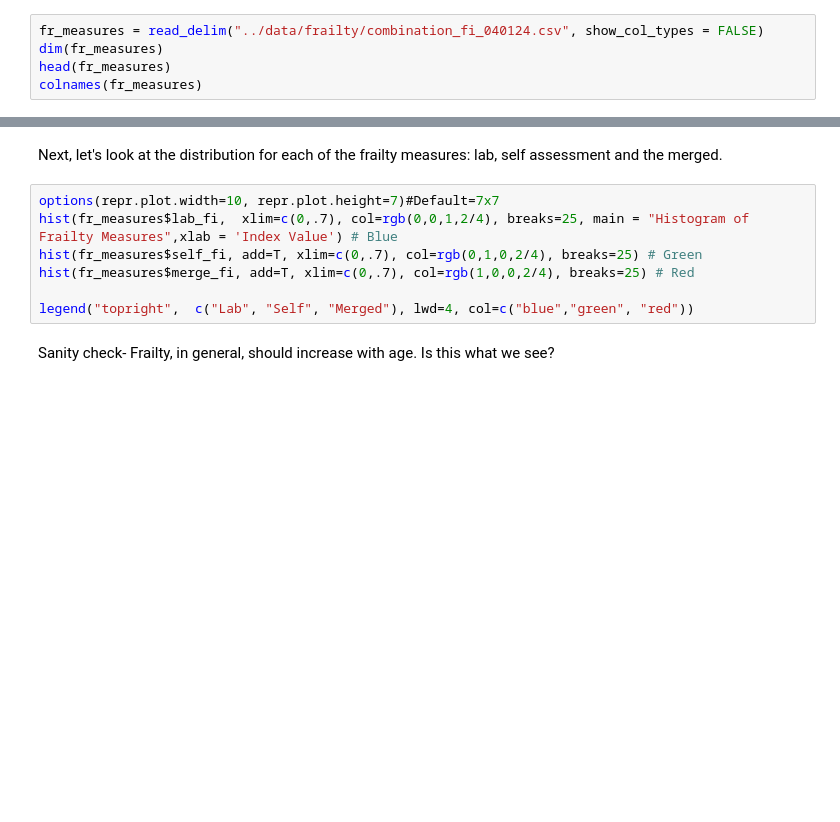
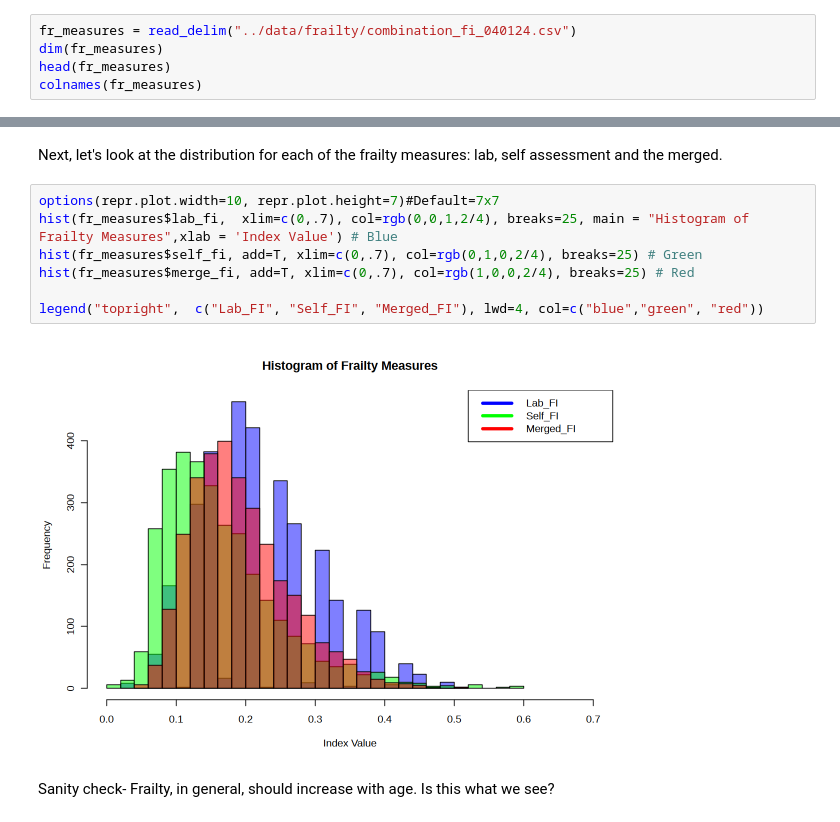
Before and after one commit to PriceLab/Aging_Workshop_24, a Jupyter notebook: Session1/1-SingleOmic.ipynb, the cells around one changed output, grey strips where cells are left out. Cells and saved outputs as stored; diff of their text form; blank space fills up the shorter version.

```diff
--- a/Session1/1-SingleOmic.ipynb
+++ b/Session1/1-SingleOmic.ipynb
@@ -63,7 +44,7 @@ options(warn=-1)
 
 Now that our environment is ready, let's start digging into our data. In your Sagemaker environment, you should see a folders with tsv files for each of the omics and outcomes. We'll go over all of these during the anlaysis, but let's start by looking at our outcome- the frailty indices.
 # %%
-fr_measures = read_delim("../data/frailty/combination_fi_040124.csv", show_col_types = FALSE)
+fr_measures = read_delim("../data/frailty/combination_fi_040124.csv")
 dim(fr_measures)
 head(fr_measures)
 colnames(fr_measures)
@@ -84,10 +112,12 @@ Next, let's look at the distribution for each of the frailty measures: lab, self
 # %%
 options(repr.plot.width=10, repr.plot.height=7)#Default=7x7
 hist(fr_measures$lab_fi,  xlim=c(0,.7), col=rgb(0,0,1,2/4), breaks=25, main = "Histogram of Frailty Measures",xlab = 'Index Value') # Blue
 hist(fr_measures$self_fi, add=T, xlim=c(0,.7), col=rgb(0,1,0,2/4), breaks=25) # Green
 hist(fr_measures$merge_fi, add=T, xlim=c(0,.7), col=rgb(1,0,0,2/4), breaks=25) # Red
 
-legend("topright",  c("Lab", "Self", "Merged"), lwd=4, col=c("blue","green", "red"))
+legend("topright",  c("Lab_FI", "Self_FI", "Merged_FI"), lwd=4, col=c("blue","green", "red"))
+# %% [output]
+[figure, added]
 # %% [markdown]
 Sanity check- Frailty, in general, should increase with age. Is this what we see?
 # %%
```
Also changed, not shown: parts of 97 cells of this notebook, 2 other files.
